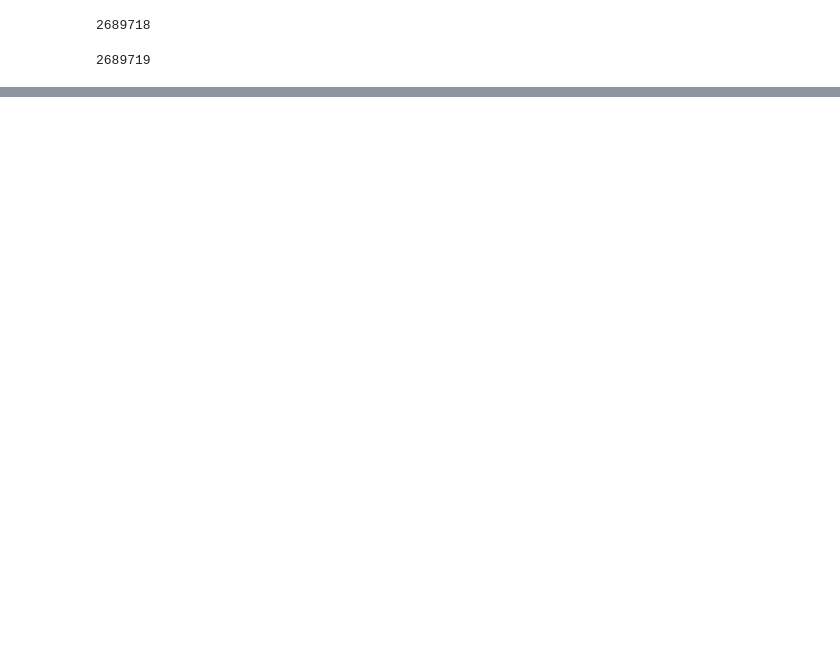
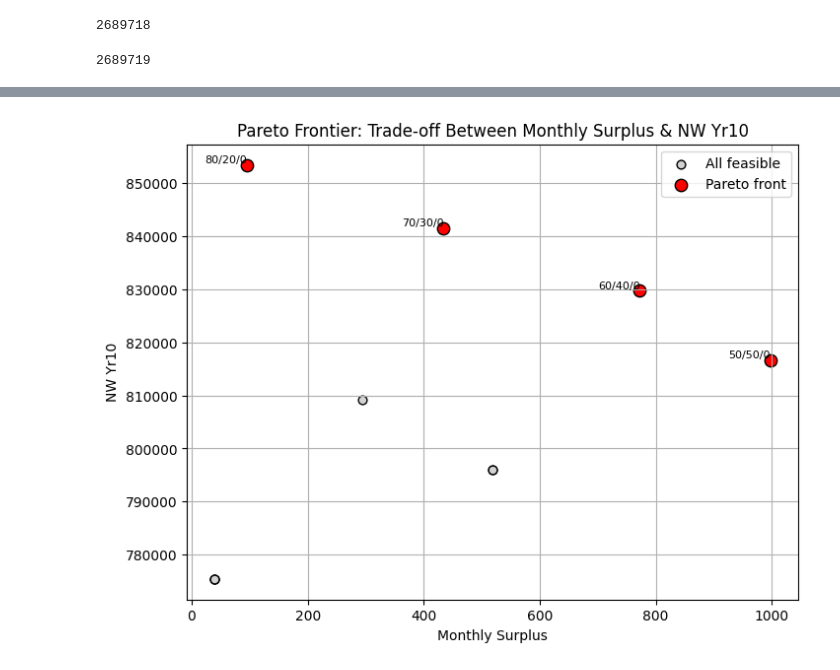
Before and after one commit to 1mattbecker/kinematics_analysis, a Jupyter notebook: code/scrap.ipynb, the cells around one changed output, grey strips where cells are left out. Cells and saved outputs as stored; diff of their text form; code cells hidden in the pictures; blank space fills up the shorter version.

```diff
--- a/code/scrap.ipynb
+++ b/code/scrap.ipynb
@@ -32,0 +876,66 @@ total_frames_processed
+# %%
+import numpy as np
+import matplotlib.pyplot as plt
+
+def compute_pareto_front(df, x='Monthly Surplus', y='NW Yr5'):
+    """
+    Return the subset of df that is not dominated on both x ↑ and y ↑.
+    A row r is dominated if there exists another row s with
+      s[x] ≥ r[x] AND s[y] ≥ r[y], with at least one strict.
+    """
+    pareto_mask = []
+    vals = df[[x, y]].to_numpy()
+    for i, (vx, vy) in enumerate(vals):
+        # is there any row that strictly dominates this one?
+        dominates = np.any(
+            (vals[:,0] >= vx) & (vals[:,1] >= vy) &
+            ((vals[:,0] >  vx) | (vals[:,1] > vy))
+        )
+        pareto_mask.append(not dominates)
+    return df[pareto_mask]
+
+# 1) Build your full scenarios table:
+df, mortgage_summary, loan_summary = build_scenario_df(
+    total_savings=720_000,
+    purchase_price=1_400_000,
+    mortgage_rate=0.07,
+    mortgage_term=30,
+    loan_balance=350_000,
+    loan_rate=0.065,
+    loan_term=10,
+    appreciation=0.01,
+    years=10,
+    income=260_000,
+    living=165_000,
+    save_rate=0.045,
+    step=0.1
+)
+
+# 2) (Optional) filter to “feasible” by surplus or DTI etc.
+feasible = df[df['Monthly Surplus'] >= 0].copy()
+
+# 3) Compute Pareto front
+var1 = 'Monthly Surplus'
+var2 = 'NW Yr10'
+pareto = compute_pareto_front(feasible, x=var1, y=var2)
+
+# 4) Plot everything, highlighting the Pareto‐optimal points
+plt.figure(figsize=(8,6))
+plt.scatter(feasible[var1], feasible[var2],
+            c='lightgray', edgecolor='k', s=40, label='All feasible')
+plt.scatter(pareto[var1], pareto[var2],
+            c='red', edgecolor='k', s=80, label='Pareto front')
+
+for _, row in pareto.iterrows():
+    plt.text(row[var1], row[var2],
+             f"{int(row['Down %'])}/{int(row['Debt %'])}/{int(row['Save %'])}",
+             fontsize=8, va='bottom', ha='right')
+
+plt.xlabel(f'{var1}')
+plt.ylabel(f'{var2}')
+plt.title(f'Pareto Frontier: Trade‐off Between {var1} & {var2}')
+plt.legend()
+plt.grid(True)
+plt.show()
+# %% [output]
+[figure, added]
```
Also changed, not shown: parts of 12 cells of this notebook, 10 other files.
